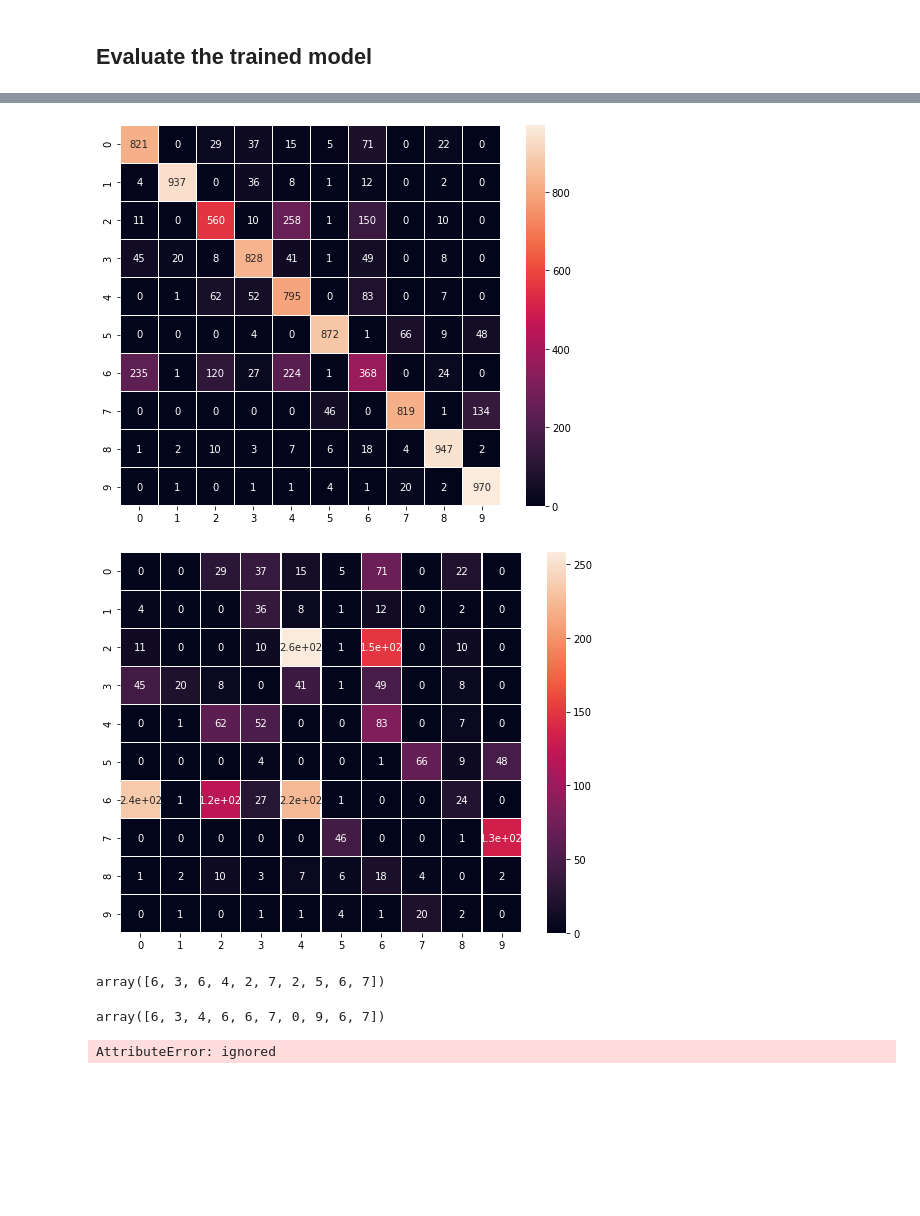
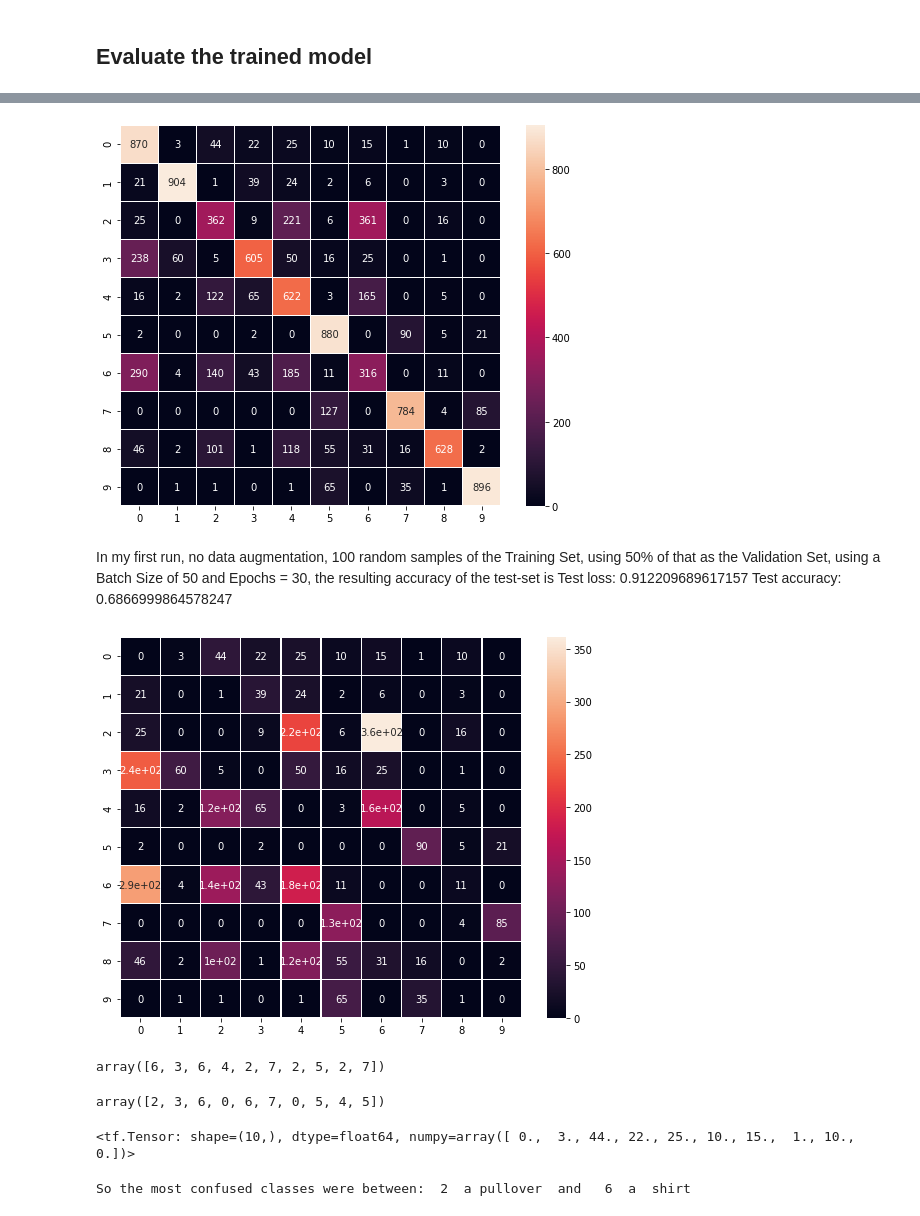
Before and after one commit to RachelRamirez/FashionMNIST_DataAugmentation, a Jupyter notebook: fashion_mnist_convnet.ipynb, the cells around one changed output, grey strips where cells are left out. Cells and saved outputs as stored; diff of their text form; code cells hidden in the pictures; blank space fills up the shorter version.

Commit message:
Created using Colaboratory - starting to add DOE

```diff
--- a/fashion_mnist_convnet.ipynb
+++ b/fashion_mnist_convnet.ipynb
@@ -15,0 +28,7 @@ More features are added for residual/error analysis such as confusion matrix and
+# %%
+## Experiment 1 Variables
+
+var_BatchSize =  10,  100
+var_Epochs =     15,  50
+var_TrainSize = 100,  1000
+var_ValPercent = 0.2, 0.5
@@ -32,8 +69,8 @@ input_shape = (28, 28, 1)
 # the data, split between train and test sets
 (x_train, y_train), (x_test, y_test) = keras.datasets.fashion_mnist.load_data()
 
-x_train = x_train[0:2000]
-y_train = y_train[0:2000]
+x_train = x_train[0:100]
+y_train = y_train[0:100]
 
 # Scale images to the [0, 1] range
 x_train = x_train.astype("float32") / 255
@@ -92,0 +132,14 @@ _________________________________________________________________
+# %%
+counter = 1
+for i in var_BatchSize:
+  for j in var_Epochs:
+     for k in var_TrainSize:
+       for l in var_ValPercent:
+         print("This is run", counter, ": ", i, "  ", j, k, l)
+         counter=counter+1
+         batch_size = var_BatchSize
+         epochs = var_Epochs
+
+         model.compile(loss="categorical_crossentropy", optimizer="adam", metrics=["accuracy"])
+
+         model.fit(x_train, y_train, batch_size=batch_size, epochs=epochs, validation_split=0.7, verbose=0)
@@ -93,8 +148,8 @@ _________________________________________________________________
 # %%
-batch_size = 50
-epochs = 15
+# batch_size = 50
+# epochs = 30
 
-model.compile(loss="categorical_crossentropy", optimizer="adam", metrics=["accuracy"])
+# model.compile(loss="categorical_crossentropy", optimizer="adam", metrics=["accuracy"])
 
-model.fit(x_train, y_train, batch_size=batch_size, epochs=epochs, validation_split=0.5)
+# model.fit(x_train, y_train, batch_size=batch_size, epochs=epochs, validation_split=0.5)
 # %% [output]
@@ -131,7 +186,8 @@ predictions = np.argmax(predictions, axis=1)
 
 y_test = np.argmax(y_test, axis=1)
 
-confusion_matrix = tf.math.confusion_matrix(y_test, predictions)
+confusion_matrix = tf.math.confusion_matrix(y_test, predictions)  #First Variable is on VERTICAL, second Variable is on X HORIZONTAL
+#confusion_matrix = tf.math.confusion_matrix(predictions, tf.Variable(np.ones(predictions.shape)))
 
 f, ax = plt.subplots(figsize=(9, 7))
 sn.heatmap(
@@ -144,37 +200,41 @@ sn.heatmap(
 )
 plt.show()
 # %% [output]
-[figure, old version]
+[figure, new version]
+# %% [markdown]
+In my first run, no data augmentation, 100 random samples of the Training Set, using 50% of that as the Validation Set, using a Batch Size of 50 and Epochs = 30, the resulting accuracy of the test-set is Test loss: 0.912209689617157
+Test accuracy: 0.6866999864578247
 # %%
 ## I want to pick the largest value on the confusion matrix not on the diagonal
 confusing_part_matrix= np.array(confusion_matrix)-np.identity(confusion_matrix.shape[0])*np.diag(confusion_matrix)
 
 confusing_part_matrix = tf.convert_to_tensor(confusing_part_matrix)
 
 f, ax = plt.subplots(figsize=(9, 7))
 sn.heatmap(
     confusing_part_matrix,
     annot=True,
     linewidths=.5
     #,fmt="d"
     #,square=True
     #,ax=ax
 )
 plt.show()
 
 
 ## find the max value of those remaining numbers
 thisnumber=np.max(confusing_part_matrix)
+
 x_thisnumber=np.argmax(confusing_part_matrix,axis=0)
 y_thisnumber=np.argmax(confusing_part_matrix,axis=1)
 z_thisnumber=np.argmax(confusing_part_matrix)
 display(x_thisnumber,y_thisnumber)
 #print("The worst the algorithm did is between " confus)
-confusing_part_matrix.index[thisnumber]
 # %% [output]
-[figure, old version]
+[figure, new version]
-array([6, 3, 6, 4, 2, 7, 2, 5, 6, 7])
+array([6, 3, 6, 4, 2, 7, 2, 5, 2, 7])
-array([6, 3, 4, 6, 6, 7, 0, 9, 6, 7])
+array([2, 3, 6, 0, 6, 7, 0, 5, 4, 5])
-AttributeError: ignored
 # %%
 confusing_part_matrix[0]
+# %% [output]
+<tf.Tensor: shape=(10,), dtype=float64, numpy=array([ 0.,  3., 44., 22., 25., 10., 15.,  1., 10.,  0.])>
@@ -184,3 +241,10 @@ z_thisnumber
+# %%
+z_thisnumber=np.argmax(confusing_part_matrix)
+z_thisnumber
+print("So the most confused classes were between: " , np.math.floor(z_thisnumber/10), " a",  LABEL_NAMES[np.math.floor(z_thisnumber/10)] , " and  ", z_thisnumber%10, " a ",
+LABEL_NAMES[z_thisnumber%10])
+# %% [output]
+So the most confused classes were between:  2  a pullover  and   6  a  shirt
 # %%
 
 LABEL_NAMES = ['t_shirt', 'trouser', 'pullover', 'dress', 'coat', 'sandal', 'shirt', 'sneaker', 'bag', 'ankle_boots']
```
Also changed, not shown: parts of 11 cells of this notebook.
